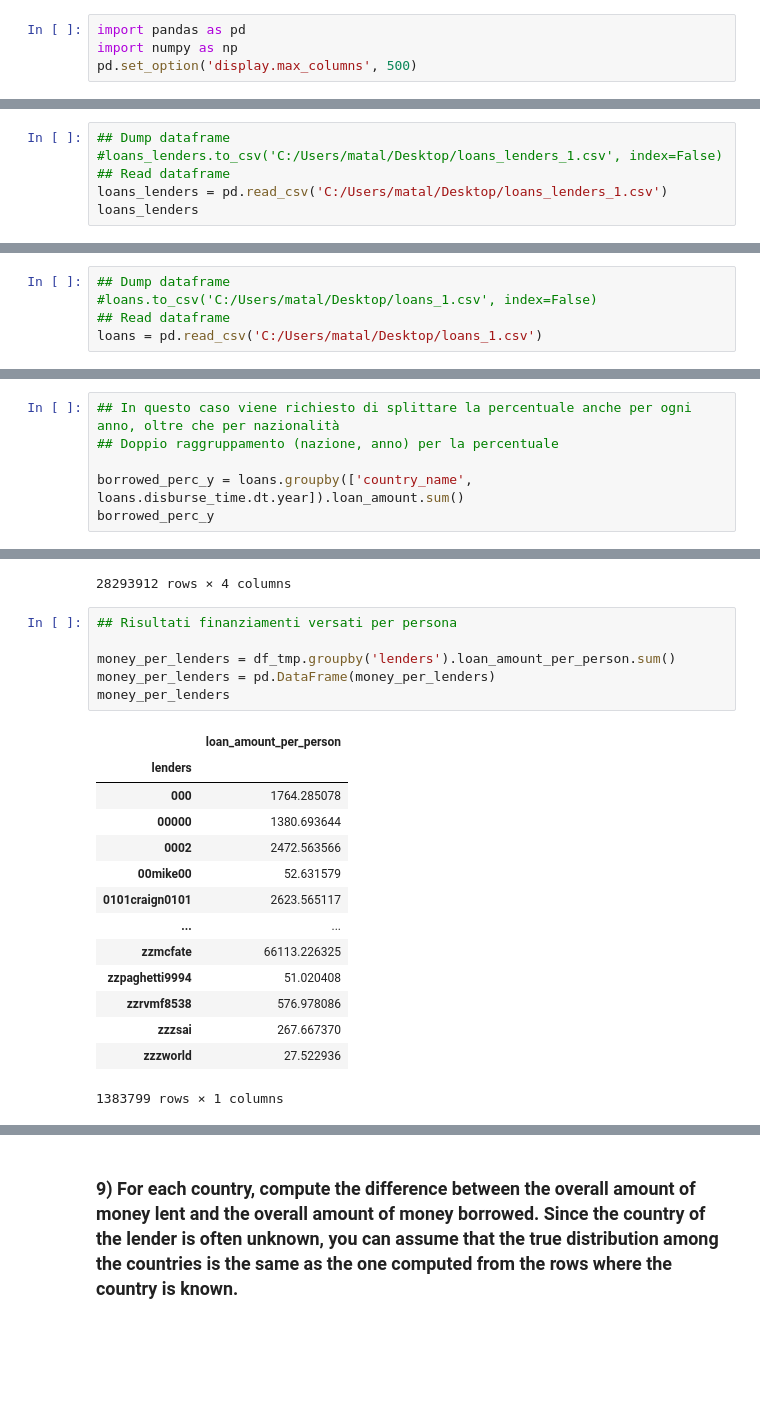
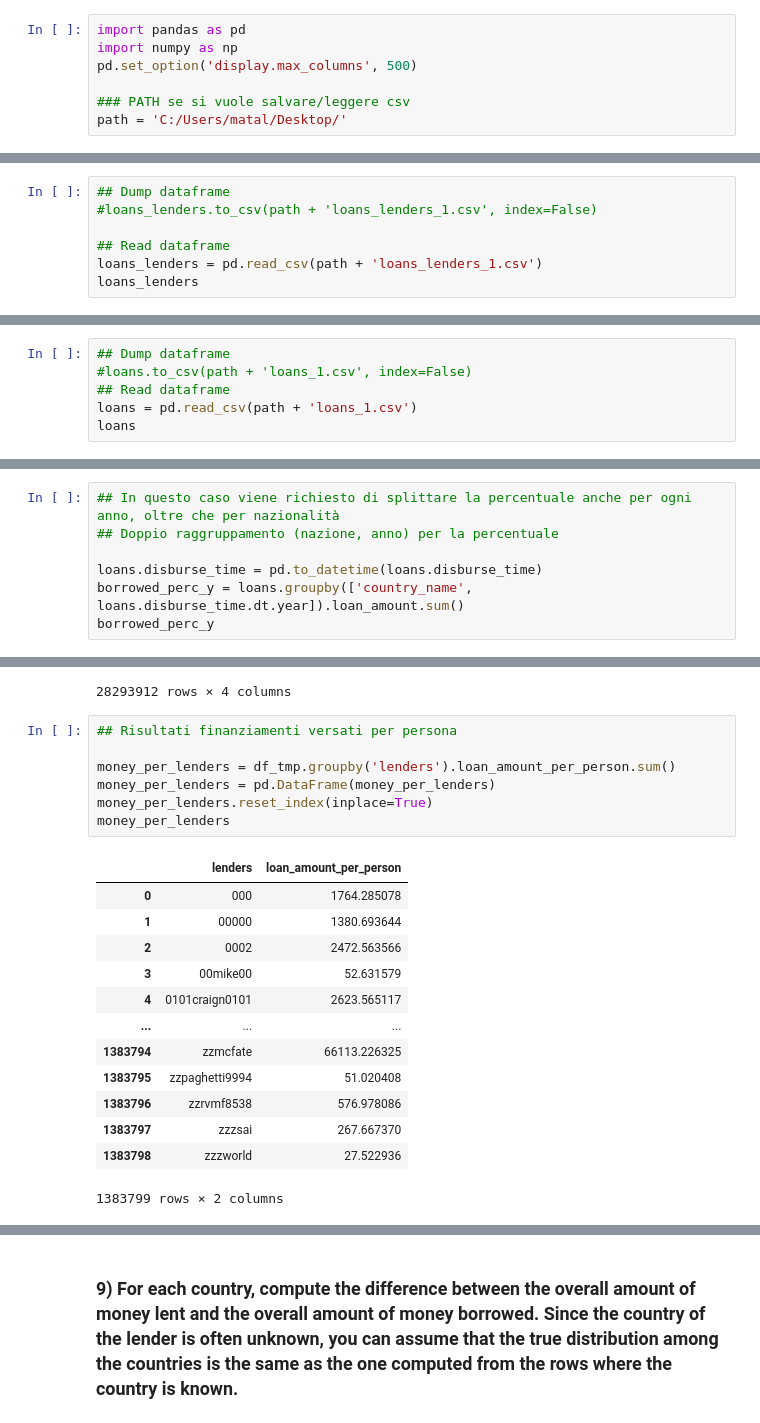
Before and after one commit to mliccia/FoCS, a Jupyter notebook: FoCS_799368.ipynb, the cells around one changed output, grey strips where cells are left out. Cells and saved outputs as stored; diff of their text form; blank space fills up the shorter version.

```diff
--- a/FoCS_799368.ipynb
+++ b/FoCS_799368.ipynb
@@ -6,4 +6,7 @@
 import pandas as pd
 import numpy as np
 pd.set_option('display.max_columns', 500)
+
+### PATH se si vuole salvare/leggere csv
+path = 'C:/Users/matal/Desktop/'
 # %%
@@ -48,8 +65,9 @@ loans_lenders
 # %%
 ## Dump dataframe
-#loans_lenders.to_csv('C:/Users/matal/Desktop/loans_lenders_1.csv', index=False)
+#loans_lenders.to_csv(path + 'loans_lenders_1.csv', index=False)
+
 ## Read dataframe
-loans_lenders = pd.read_csv('C:/Users/matal/Desktop/loans_lenders_1.csv')
+loans_lenders = pd.read_csv(path + 'loans_lenders_1.csv')
 loans_lenders
 # %% [output]
 |  | loan_id | lenders |
@@ -149,6 +167,7 @@ loans.head()
 | 4 | 656933 | Ricky\t | English | Ricky is a farmer who currently c... | NaN | 425.0 | 425.0 | ... |
 # %%
 ## Dump dataframe
-#loans.to_csv('C:/Users/matal/Desktop/loans_1.csv', index=False)
+#loans.to_csv(path + 'loans_1.csv', index=False)
 ## Read dataframe
-loans = pd.read_csv('C:/Users/matal/Desktop/loans_1.csv')
+loans = pd.read_csv(path + 'loans_1.csv')
+loans
@@ -297,6 +320,7 @@ Name: loan_amount, Length: 96, dtype: float64
 ## In questo caso viene richiesto di splittare la percentuale anche per ogni anno, oltre che per nazionalità
 ## Doppio raggruppamento (nazione, anno) per la percentuale
 
+loans.disburse_time = pd.to_datetime(loans.disburse_time)
 borrowed_perc_y = loans.groupby(['country_name', loans.disburse_time.dt.year]).loan_amount.sum()
 borrowed_perc_y
 # %% [output]
@@ -435,24 +459,24 @@ df_tmp
 # %%
 ## Risultati finanziamenti versati per persona
 
 money_per_lenders = df_tmp.groupby('lenders').loan_amount_per_person.sum()
 money_per_lenders = pd.DataFrame(money_per_lenders)
+money_per_lenders.reset_index(inplace=True)
 money_per_lenders
 # %% [output]
-|  | loan_amount_per_person |
-| lenders |  |
-| 000 | 1764.285078 |
-| 00000 | 1380.693644 |
-| 0002 | 2472.563566 |
-| 00mike00 | 52.631579 |
-| 0101craign0101 | 2623.565117 |
-| ... | ... |
-| zzmcfate | 66113.226325 |
-| zzpaghetti9994 | 51.020408 |
-| zzrvmf8538 | 576.978086 |
-| zzzsai | 267.667370 |
-| zzzworld | 27.522936 |
+|  | lenders | loan_amount_per_person |
+| 0 | 000 | 1764.285078 |
+| 1 | 00000 | 1380.693644 |
+| 2 | 0002 | 2472.563566 |
+| 3 | 00mike00 | 52.631579 |
+| 4 | 0101craign0101 | 2623.565117 |
+| ... | ... | ... |
+| 1383794 | zzmcfate | 66113.226325 |
+| 1383795 | zzpaghetti9994 | 51.020408 |
+| 1383796 | zzrvmf8538 | 576.978086 |
+| 1383797 | zzzsai | 267.667370 |
+| 1383798 | zzzworld | 27.522936 |
-1383799 rows × 1 columns
+1383799 rows × 2 columns
 # %%
 ## Dump del dataset con i soldi finanziati da ogni lenders
 ## Permette di visionare per intero i valori restituiti
```
Also changed, not shown: parts of 28 cells of this notebook.
